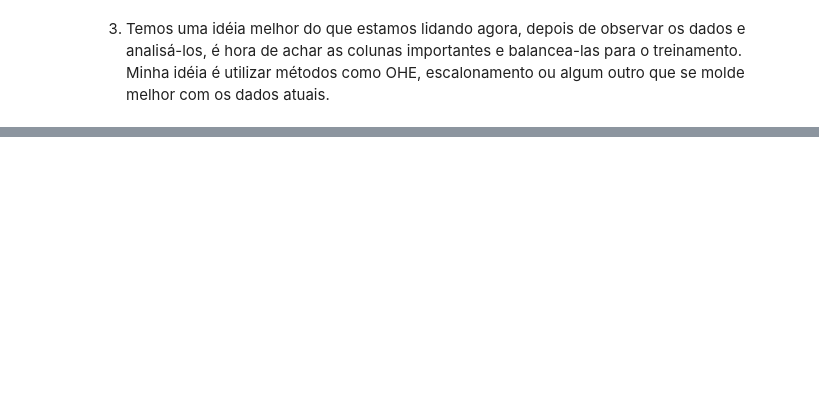
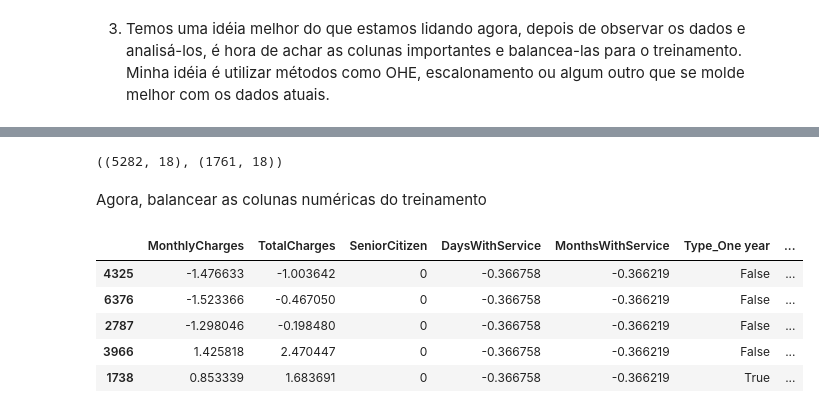
Before and after one commit to henriqueTsugiyama/notebooks-analysis, a Jupyter notebook: telecom-model-ML/final_project.ipynb, the cells around one changed output, grey strips where cells are left out. Drawn from its saved outputs; the diff is of its cells as text; code cells hidden in the pictures; blank space fills up the shorter version.

```diff
--- a/telecom-model-ML/final_project.ipynb
+++ b/telecom-model-ML/final_project.ipynb
@@ -546,2 +584,30 @@ for i, col in enumerate(merged_columns):
+# %%
+features_train, features_test, target_train, target_test = train_test_split(
+    features,
+    target,
+    test_size=0.25,
+    random_state=54321,
+)
+# %%
+features_train.shape, features_test.shape
+# %% [output]
+((5282, 18), (1761, 18))
+# %% [markdown]
+Agora, balancear as colunas numéricas do treinamento
+# %%
+numeric_columns_to_balance = [ 'MonthlyCharges', 'TotalCharges', 'DaysWithService', 'MonthsWithService' ]
+
+scaler = StandardScaler()
+scaler.fit(features_train[numeric_columns_to_balance])
+
+features_train[numeric_columns_to_balance] = scaler.transform(features_train[numeric_columns_to_balance])
+features_test[numeric_columns_to_balance] = scaler.transform(features_test[numeric_columns_to_balance])
 # %%
-# Separar dados de treino e teste
+features_train.head()
+# %% [output]
+|  | MonthlyCharges | TotalCharges | SeniorCitizen | DaysWithService | MonthsWithService | Type_One year | ... |
+| 4325 | -1.476633 | -1.003642 | 0 | -0.366758 | -0.366219 | False | ... |
+| 6376 | -1.523366 | -0.467050 | 0 | -0.366758 | -0.366219 | False | ... |
+| 2787 | -1.298046 | -0.198480 | 0 | -0.366758 | -0.366219 | False | ... |
+| 3966 | 1.425818 | 2.470447 | 0 | -0.366758 | -0.366219 | False | ... |
+| 1738 | 0.853339 | 1.683691 | 0 | -0.366758 | -0.366219 | True | ... |
```
Also changed, not shown: parts of 23 cells of this notebook, 1 other file.
